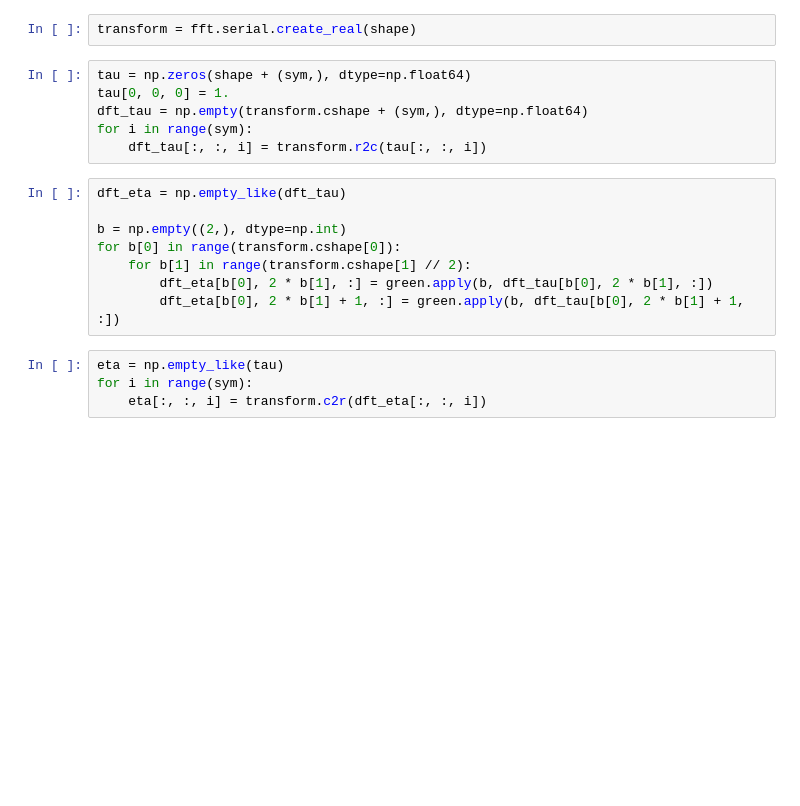
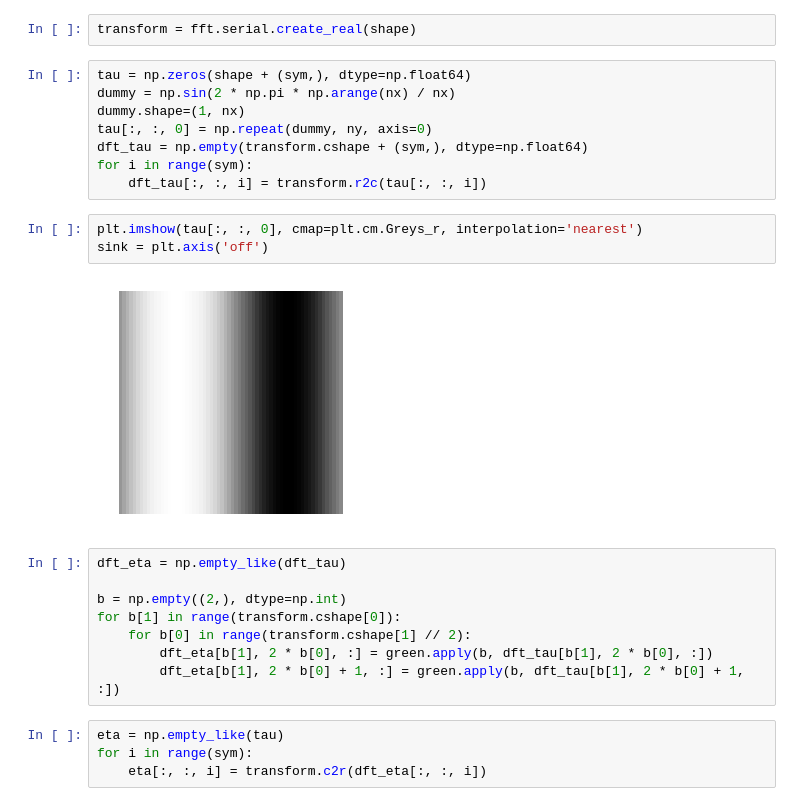
Before and after one commit to sbrisard/janus, a Jupyter notebook: serial_green_demo.ipynb, the cells around one changed output. Drawn from its saved outputs; the diff is of its cells as text; blank space fills up the shorter version.

Commit message:
In the notebook serial_green_demo.ipynb, added an example which shows that directions x and y are accounted for correctly.

```diff
--- a/serial_green_demo.ipynb
+++ b/serial_green_demo.ipynb
@@ -54,18 +55,25 @@ for i in range(sym):
 transform = fft.serial.create_real(shape)
 # %%
 tau = np.zeros(shape + (sym,), dtype=np.float64)
-tau[0, 0, 0] = 1.
+dummy = np.sin(2 * np.pi * np.arange(nx) / nx)
+dummy.shape=(1, nx)
+tau[:, :, 0] = np.repeat(dummy, ny, axis=0)
 dft_tau = np.empty(transform.cshape + (sym,), dtype=np.float64)
 for i in range(sym):
     dft_tau[:, :, i] = transform.r2c(tau[:, :, i])
+# %%
+plt.imshow(tau[:, :, 0], cmap=plt.cm.Greys_r, interpolation='nearest')
+sink = plt.axis('off')
+# %% [output]
+[figure, added]
 # %%
 dft_eta = np.empty_like(dft_tau)
 
 b = np.empty((2,), dtype=np.int)
-for b[0] in range(transform.cshape[0]):
-    for b[1] in range(transform.cshape[1] // 2):
-        dft_eta[b[0], 2 * b[1], :] = green.apply(b, dft_tau[b[0], 2 * b[1], :])
-        dft_eta[b[0], 2 * b[1] + 1, :] = green.apply(b, dft_tau[b[0], 2 * b[1] + 1, :])
+for b[1] in range(transform.cshape[0]):
+    for b[0] in range(transform.cshape[1] // 2):
+        dft_eta[b[1], 2 * b[0], :] = green.apply(b, dft_tau[b[1], 2 * b[0], :])
+        dft_eta[b[1], 2 * b[0] + 1, :] = green.apply(b, dft_tau[b[1], 2 * b[0] + 1, :])
 # %%
 eta = np.empty_like(tau)
 for i in range(sym):
```
Also changed, not shown: parts of 3 cells of this notebook.
